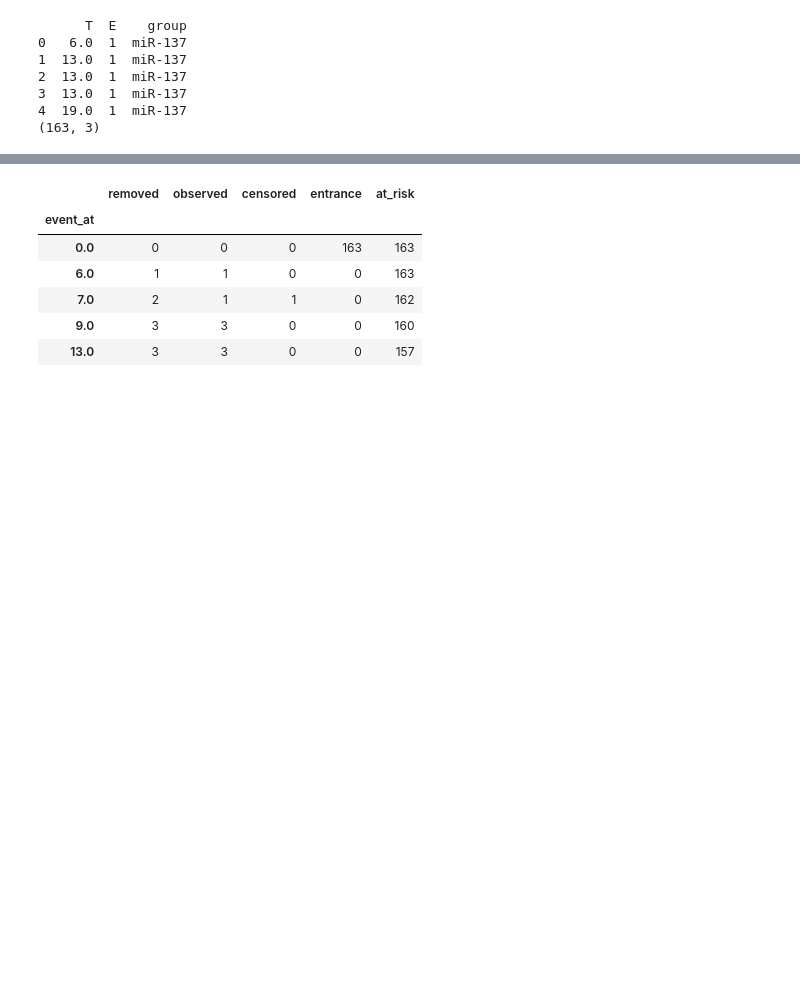
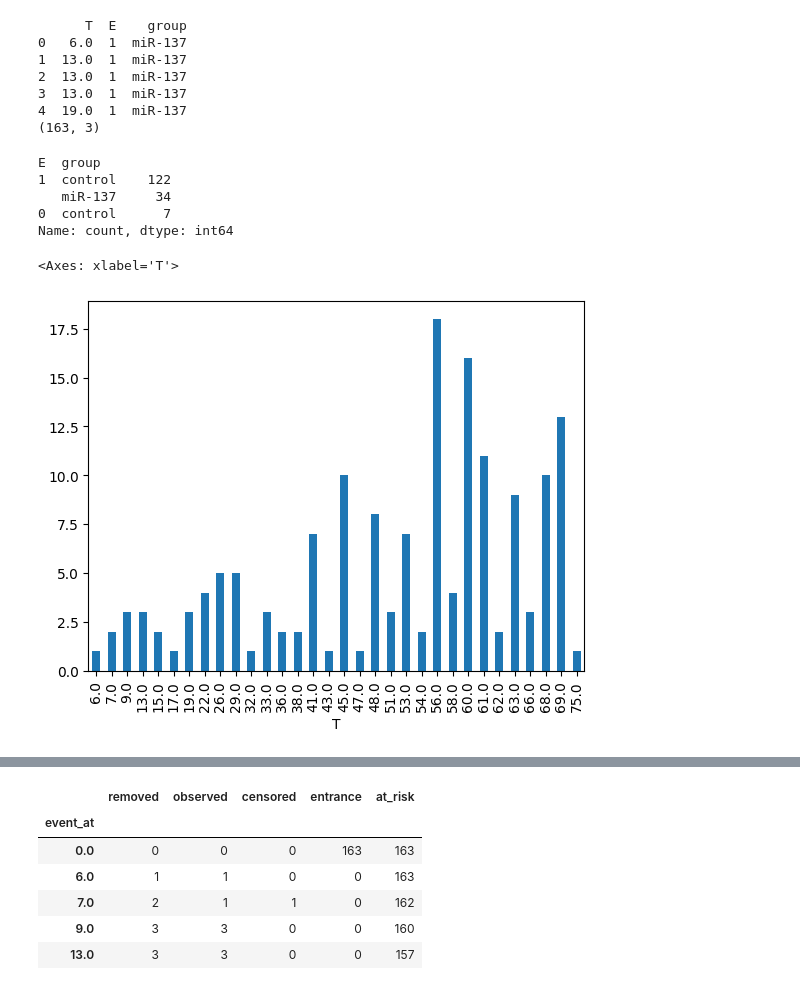
Before and after one commit to 0xdomyz/python_collection, a Jupyter notebook: model/survival/lifelines_km.ipynb, the cells around one changed output, grey strips where cells are left out. Drawn from its saved outputs; the diff is of its cells as text; code cells hidden in the pictures; blank space fills up the shorter version.

```diff
--- a/model/survival/lifelines_km.ipynb
+++ b/model/survival/lifelines_km.ipynb
@@ -24,3 +25,16 @@ print(df.shape)
 3  13.0  1  miR-137
 4  19.0  1  miR-137
 (163, 3)
+# %%
+df.loc[:, ["E", "group"]].value_counts()
+# %% [output]
+E  group
+1  control    122
+   miR-137     34
+0  control      7
+Name: count, dtype: int64
+# %%
+df.value_counts("T").sort_index().plot(kind="bar")
+# %% [output]
+<Axes: xlabel='T'>
+[figure, added]
```
Also changed, not shown: parts of 17 cells of this notebook.
